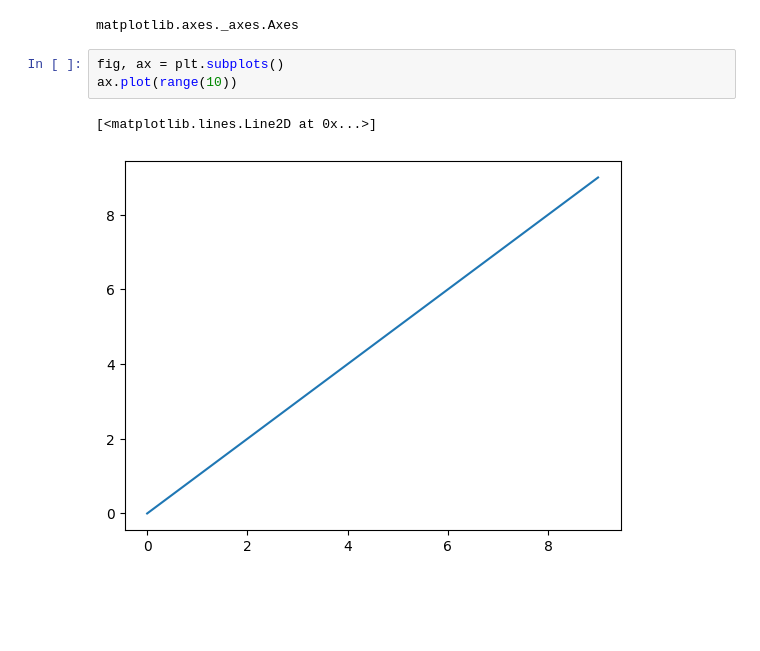
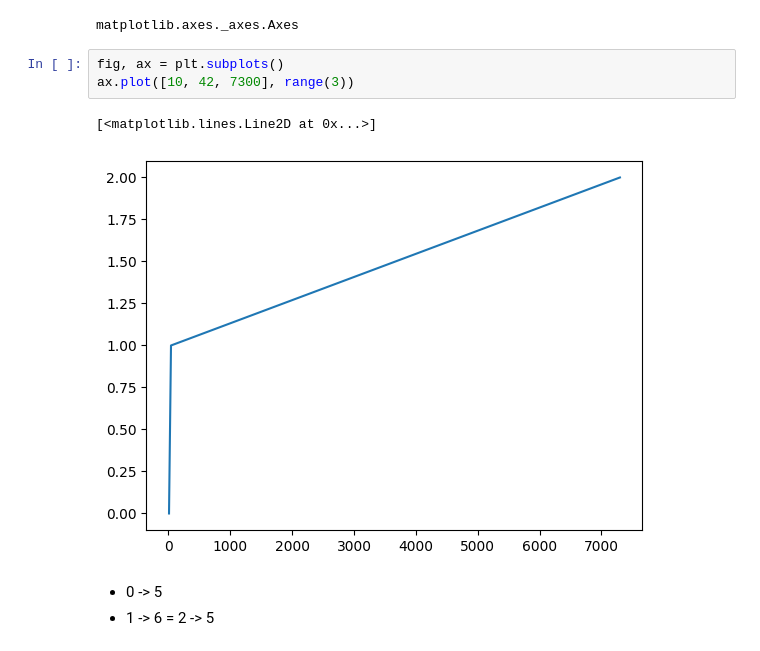
Before and after one commit to mathspp/20240510-webinar-pandas-matplotlib, a Jupyter notebook: webinar.ipynb, the cells around one changed output. Drawn from its saved outputs; the diff is of its cells as text; blank space fills up the shorter version.

```diff
--- a/webinar.ipynb
+++ b/webinar.ipynb
@@ -668,7 +668,11 @@ type(ax)
 matplotlib.axes._axes.Axes
 # %%
 fig, ax = plt.subplots()
-ax.plot(range(10))
+ax.plot([10, 42, 7300], range(3))
 # %% [output]
 [<matplotlib.lines.Line2D at 0x...>]
-[figure, old version]
+[figure, new version]
+# %% [markdown]
+ - 0 -> 5
+ - 1 -> 6
+ = 2 -> 5
```
